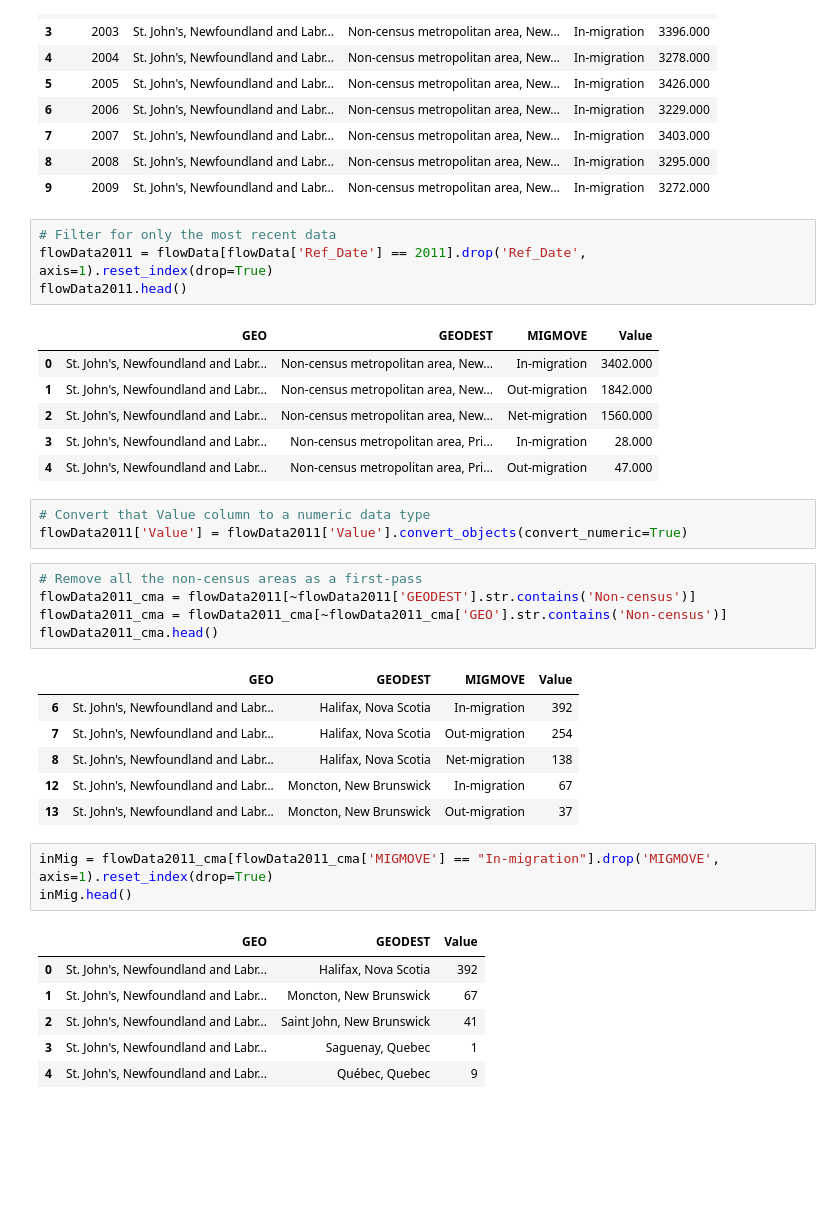
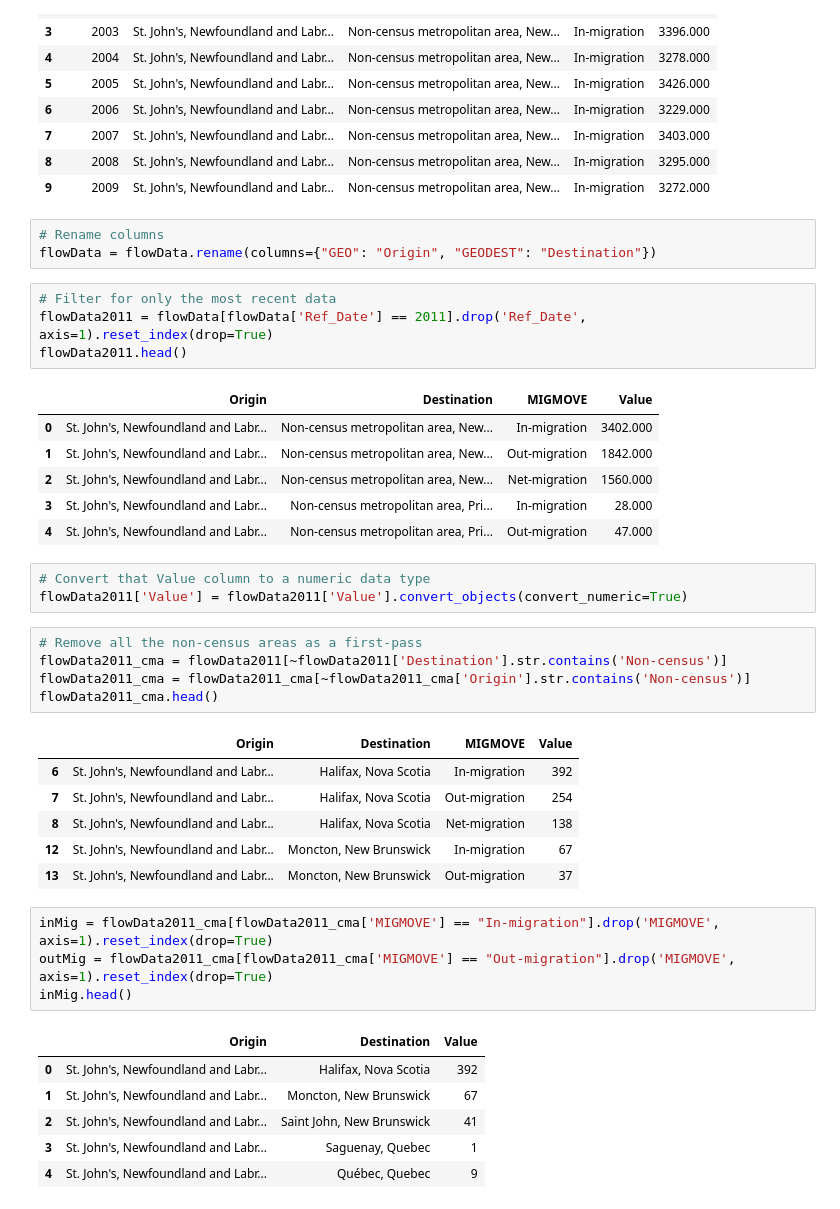
Before and after one commit to CitizensCode/PopulationFlow, a Jupyter notebook: PopulationFlow.ipynb, the cells around one changed output. Saved outputs shown, nothing was run; the diff lists cells and outputs as text; blank space fills up the shorter version.

```diff
--- a/PopulationFlow.ipynb
+++ b/PopulationFlow.ipynb
@@ -56,12 +56,15 @@ flowData.head(10)
 | 7 | 2007 | St. John's, Newfoundland and Labr... | Non-census metropolitan area, New... | In-migration | 3403.000 |
 | 8 | 2008 | St. John's, Newfoundland and Labr... | Non-census metropolitan area, New... | In-migration | 3295.000 |
 | 9 | 2009 | St. John's, Newfoundland and Labr... | Non-census metropolitan area, New... | In-migration | 3272.000 |
+# %%
+# Rename columns
+flowData = flowData.rename(columns={"GEO": "Origin", "GEODEST": "Destination"})
 # %%
 # Filter for only the most recent data
 flowData2011 = flowData[flowData['Ref_Date'] == 2011].drop('Ref_Date', axis=1).reset_index(drop=True)
 flowData2011.head()
 # %% [output]
-|  | GEO | GEODEST | MIGMOVE | Value |
+|  | Origin | Destination | MIGMOVE | Value |
 | 0 | St. John's, Newfoundland and Labr... | Non-census metropolitan area, New... | In-migration | 3402.000 |
 | 1 | St. John's, Newfoundland and Labr... | Non-census metropolitan area, New... | Out-migration | 1842.000 |
 | 2 | St. John's, Newfoundland and Labr... | Non-census metropolitan area, New... | Net-migration | 1560.000 |
@@ -72,11 +75,11 @@ flowData2011.head()
 flowData2011['Value'] = flowData2011['Value'].convert_objects(convert_numeric=True)
 # %%
 # Remove all the non-census areas as a first-pass
-flowData2011_cma = flowData2011[~flowData2011['GEODEST'].str.contains('Non-census')]
-flowData2011_cma = flowData2011_cma[~flowData2011_cma['GEO'].str.contains('Non-census')]
+flowData2011_cma = flowData2011[~flowData2011['Destination'].str.contains('Non-census')]
+flowData2011_cma = flowData2011_cma[~flowData2011_cma['Origin'].str.contains('Non-census')]
 flowData2011_cma.head()
 # %% [output]
-|  | GEO | GEODEST | MIGMOVE | Value |
+|  | Origin | Destination | MIGMOVE | Value |
 | 6 | St. John's, Newfoundland and Labr... | Halifax, Nova Scotia | In-migration | 392 |
 | 7 | St. John's, Newfoundland and Labr... | Halifax, Nova Scotia | Out-migration | 254 |
 | 8 | St. John's, Newfoundland and Labr... | Halifax, Nova Scotia | Net-migration | 138 |
@@ -84,9 +87,10 @@ flowData2011_cma.head()
 | 13 | St. John's, Newfoundland and Labr... | Moncton, New Brunswick | Out-migration | 37 |
 # %%
 inMig = flowData2011_cma[flowData2011_cma['MIGMOVE'] == "In-migration"].drop('MIGMOVE', axis=1).reset_index(drop=True)
+outMig = flowData2011_cma[flowData2011_cma['MIGMOVE'] == "Out-migration"].drop('MIGMOVE', axis=1).reset_index(drop=True)
 inMig.head()
 # %% [output]
-|  | GEO | GEODEST | Value |
+|  | Origin | Destination | Value |
 | 0 | St. John's, Newfoundland and Labr... | Halifax, Nova Scotia | 392 |
 | 1 | St. John's, Newfoundland and Labr... | Moncton, New Brunswick | 67 |
 | 2 | St. John's, Newfoundland and Labr... | Saint John, New Brunswick | 41 |
```
Also changed, not shown: parts of 5 cells of this notebook, 1 other file.
